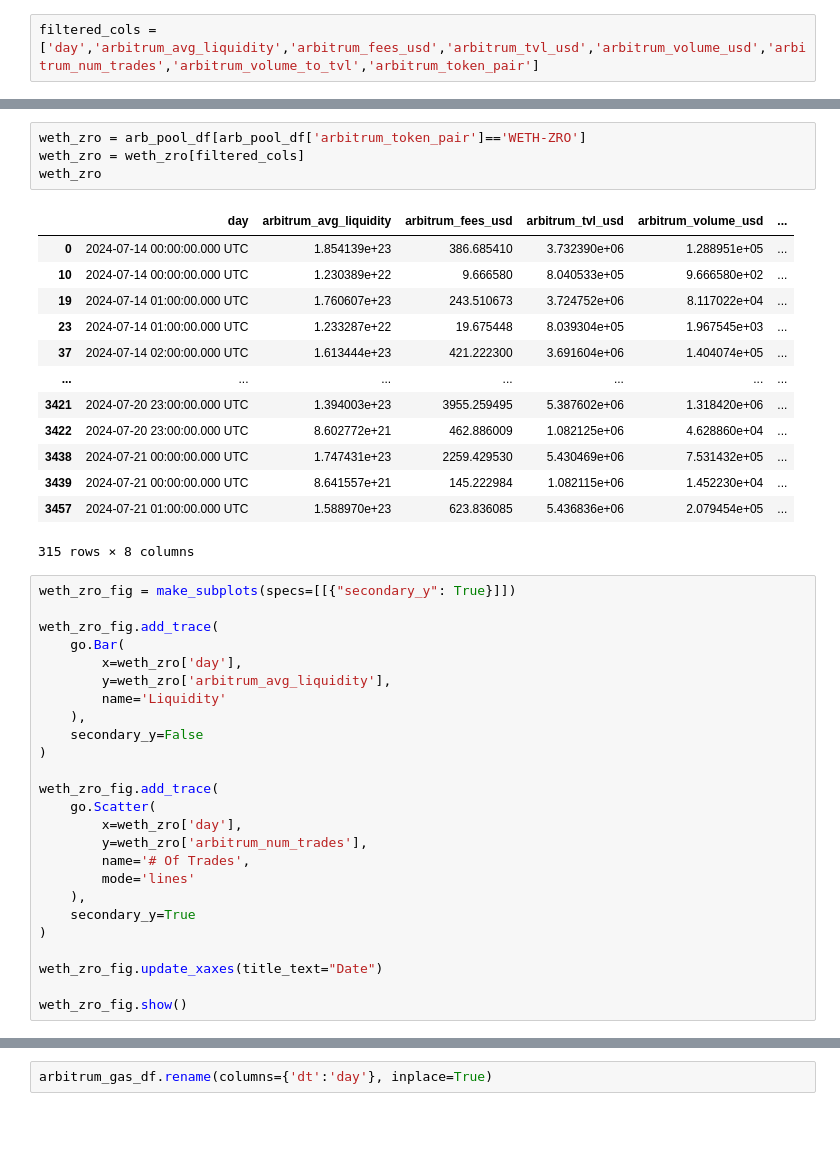
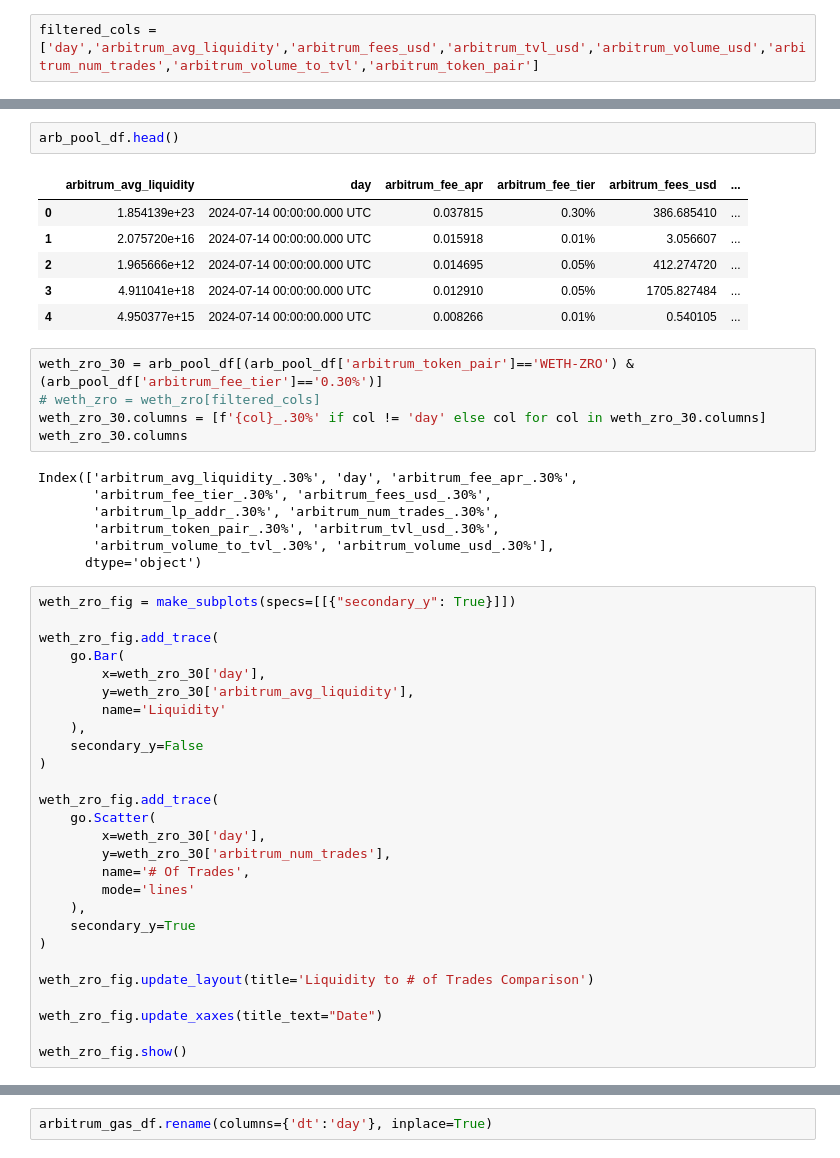
Before and after one commit to BrandynHamilton/gas_subsidy_research, a Jupyter notebook: eda.ipynb, the cells around one changed output, grey strips where cells are left out. Saved outputs shown, nothing was run; the diff lists cells and outputs as text; blank space fills up the shorter version.

Commit message:
building dataframes

```diff
--- a/eda.ipynb
+++ b/eda.ipynb
@@ -273,28 +257,31 @@ arb_pool_df[arb_pool_df['arbitrum_token_pair']=='USDC-WETH']
-# %%
-weth_zro = arb_pool_df[arb_pool_df['arbitrum_token_pair']=='WETH-ZRO']
-weth_zro = weth_zro[filtered_cols]
-weth_zro
-# %% [output]
-|  | day | arbitrum_avg_liquidity | arbitrum_fees_usd | arbitrum_tvl_usd | arbitrum_volume_usd | ... |
-| 0 | 2024-07-14 00:00:00.000 UTC | 1.854139e+23 | 386.685410 | 3.732390e+06 | 1.288951e+05 | ... |
-| 10 | 2024-07-14 00:00:00.000 UTC | 1.230389e+22 | 9.666580 | 8.040533e+05 | 9.666580e+02 | ... |
-| 19 | 2024-07-14 01:00:00.000 UTC | 1.760607e+23 | 243.510673 | 3.724752e+06 | 8.117022e+04 | ... |
-| 23 | 2024-07-14 01:00:00.000 UTC | 1.233287e+22 | 19.675448 | 8.039304e+05 | 1.967545e+03 | ... |
-| 37 | 2024-07-14 02:00:00.000 UTC | 1.613444e+23 | 421.222300 | 3.691604e+06 | 1.404074e+05 | ... |
-| ... | ... | ... | ... | ... | ... | ... |
-| 3421 | 2024-07-20 23:00:00.000 UTC | 1.394003e+23 | 3955.259495 | 5.387602e+06 | 1.318420e+06 | ... |
-| 3422 | 2024-07-20 23:00:00.000 UTC | 8.602772e+21 | 462.886009 | 1.082125e+06 | 4.628860e+04 | ... |
-| 3438 | 2024-07-21 00:00:00.000 UTC | 1.747431e+23 | 2259.429530 | 5.430469e+06 | 7.531432e+05 | ... |
-| 3439 | 2024-07-21 00:00:00.000 UTC | 8.641557e+21 | 145.222984 | 1.082115e+06 | 1.452230e+04 | ... |
-| 3457 | 2024-07-21 01:00:00.000 UTC | 1.588970e+23 | 623.836085 | 5.436836e+06 | 2.079454e+05 | ... |
-315 rows × 8 columns
+# %%
+arb_pool_df.head()
+# %% [output]
+|  | arbitrum_avg_liquidity | day | arbitrum_fee_apr | arbitrum_fee_tier | arbitrum_fees_usd | ... |
+| 0 | 1.854139e+23 | 2024-07-14 00:00:00.000 UTC | 0.037815 | 0.30% | 386.685410 | ... |
+| 1 | 2.075720e+16 | 2024-07-14 00:00:00.000 UTC | 0.015918 | 0.01% | 3.056607 | ... |
+| 2 | 1.965666e+12 | 2024-07-14 00:00:00.000 UTC | 0.014695 | 0.05% | 412.274720 | ... |
+| 3 | 4.911041e+18 | 2024-07-14 00:00:00.000 UTC | 0.012910 | 0.05% | 1705.827484 | ... |
+| 4 | 4.950377e+15 | 2024-07-14 00:00:00.000 UTC | 0.008266 | 0.01% | 0.540105 | ... |
+# %%
+weth_zro_30 = arb_pool_df[(arb_pool_df['arbitrum_token_pair']=='WETH-ZRO') & (arb_pool_df['arbitrum_fee_tier']=='0.30%')]
+# weth_zro = weth_zro[filtered_cols]
+weth_zro_30.columns = [f'{col}_.30%' if col != 'day' else col for col in weth_zro_30.columns]
+weth_zro_30.columns
+# %% [output]
+Index(['arbitrum_avg_liquidity_.30%', 'day', 'arbitrum_fee_apr_.30%',
+       'arbitrum_fee_tier_.30%', 'arbitrum_fees_usd_.30%',
+       'arbitrum_lp_addr_.30%', 'arbitrum_num_trades_.30%',
+       'arbitrum_token_pair_.30%', 'arbitrum_tvl_usd_.30%',
+       'arbitrum_volume_to_tvl_.30%', 'arbitrum_volume_usd_.30%'],
+      dtype='object')
 # %%
 weth_zro_fig = make_subplots(specs=[[{"secondary_y": True}]])
 
 weth_zro_fig.add_trace(
     go.Bar(
-        x=weth_zro['day'],
-        y=weth_zro['arbitrum_avg_liquidity'],
+        x=weth_zro_30['day'],
+        y=weth_zro_30['arbitrum_avg_liquidity'],
         name='Liquidity'
     ),
     secondary_y=False
@@ -302,14 +289,16 @@ weth_zro_fig.add_trace(
 
 weth_zro_fig.add_trace(
     go.Scatter(
-        x=weth_zro['day'],
-        y=weth_zro['arbitrum_num_trades'],
+        x=weth_zro_30['day'],
+        y=weth_zro_30['arbitrum_num_trades'],
         name='# Of Trades',
         mode='lines'
     ),
     secondary_y=True
 )
 
+weth_zro_fig.update_layout(title='Liquidity to # of Trades Comparison')
+
 weth_zro_fig.update_xaxes(title_text="Date")
 
 weth_zro_fig.show()
```
Also changed, not shown: parts of 13 cells of this notebook.
